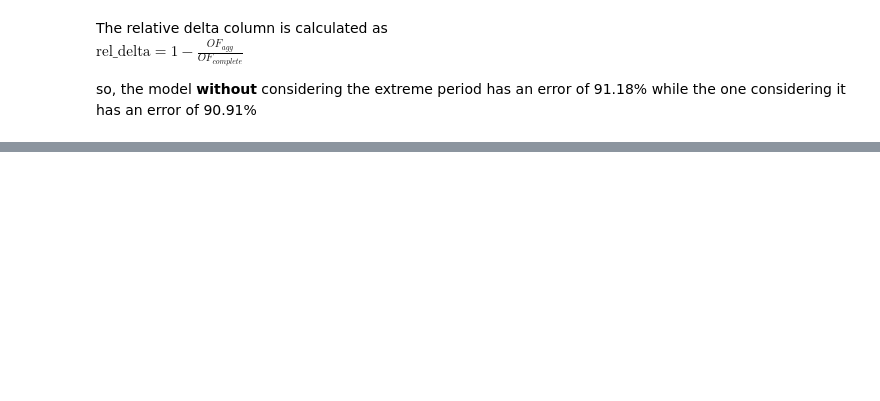
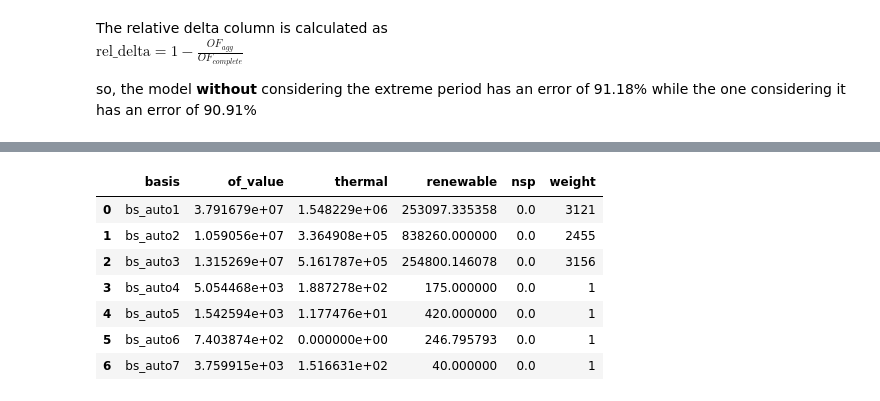
Before and after one commit to dcardonav/psom_tutorial, a Jupyter notebook: 02_Power_Systems_Optimization_1.ipynb, the cells around one changed output, grey strips where cells are left out. Cells and saved outputs as stored; diff of their text form; code cells hidden in the pictures; blank space fills up the shorter version.

```diff
--- a/02_Power_Systems_Optimization_1.ipynb
+++ b/02_Power_Systems_Optimization_1.ipynb
@@ -299,0 +363,15 @@ so, the model **without** considering the extreme period has an error of 91.18%
+# %%
+# and now the execution and result comparison
+results = testbed.basis_execution(folder=os.path.join('data', 'aggregated_single_ext'), # location of the aggregated model
+                                  solver=slvr, file='config_auto.xlsx')              # configuration file with aggregation information
+df_agg_ext = testbed.export_aggregated_solution(results, 'aggregated_single_ext')
+df_agg_ext
+# %% [output]
+|  | basis | of_value | thermal | renewable | nsp | weight |
+| 0 | bs_auto1 | 3.791679e+07 | 1.548229e+06 | 253097.335358 | 0.0 | 3121 |
+| 1 | bs_auto2 | 1.059056e+07 | 3.364908e+05 | 838260.000000 | 0.0 | 2455 |
+| 2 | bs_auto3 | 1.315269e+07 | 5.161787e+05 | 254800.146078 | 0.0 | 3156 |
+| 3 | bs_auto4 | 5.054468e+03 | 1.887278e+02 | 175.000000 | 0.0 | 1 |
+| 4 | bs_auto5 | 1.542594e+03 | 1.177476e+01 | 420.000000 | 0.0 | 1 |
+| 5 | bs_auto6 | 7.403874e+02 | 0.000000e+00 | 246.795793 | 0.0 | 1 |
+| 6 | bs_auto7 | 3.759915e+03 | 1.516631e+02 | 40.000000 | 0.0 | 1 |
```
Also changed, not shown: parts of 23 cells of this notebook, 23 other files.
